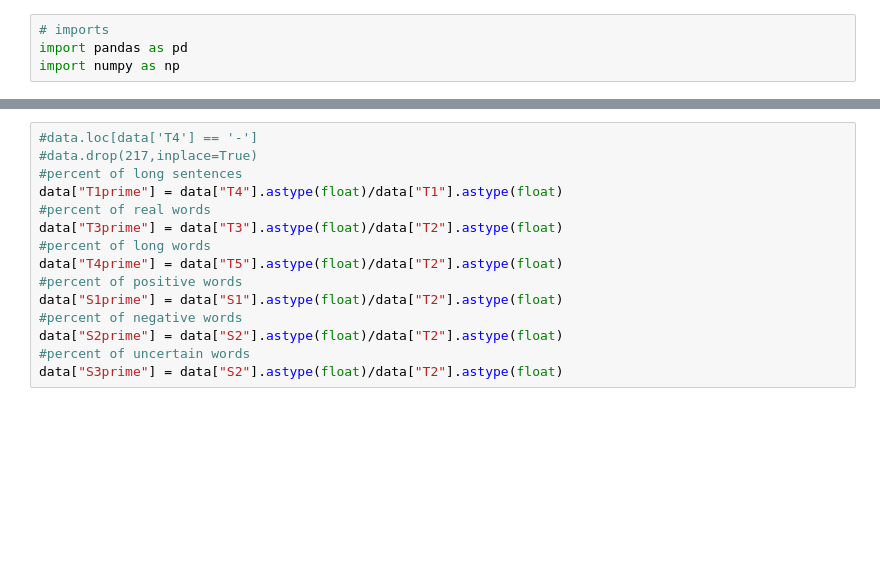
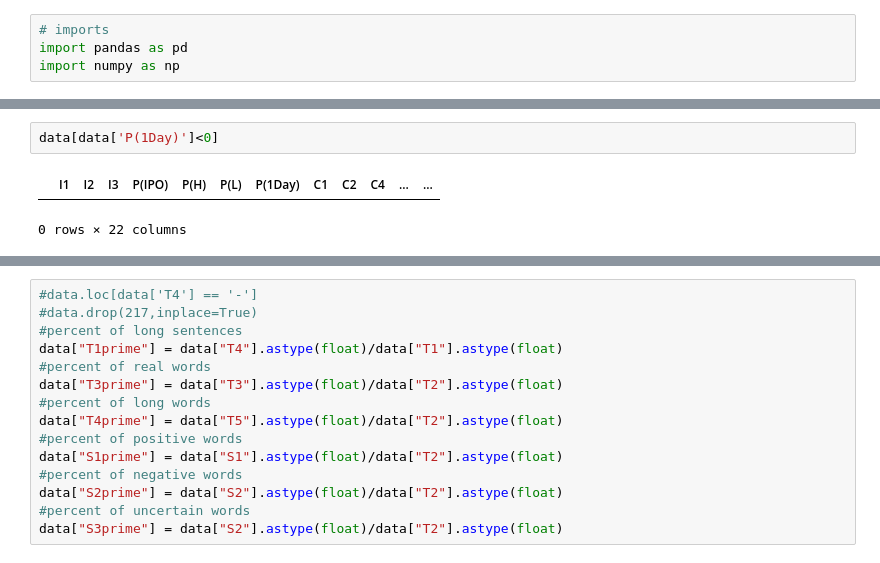
Before and after one commit to fairfield-university-ba545/project1-mem, a Jupyter notebook: ERIK_TEST.ipynb, the cells around one changed output, grey strips where cells are left out. Drawn from its saved outputs; the diff is of its cells as text; blank space fills up the shorter version.

```diff
--- a/ERIK_TEST.ipynb
+++ b/ERIK_TEST.ipynb
@@ -49,3 +106,8 @@ data[data['T2']==0]
+# %%
+data[data['P(1Day)']<0]
+# %% [output]
+|  | I1 | I2 | I3 | P(IPO) | P(H) | P(L) | P(1Day) | C1 | C2 | C4 | ... | ... |
+0 rows × 22 columns
 # %%
 data[data['P(1Day)']==0]
 # %% [output]
```
Also changed, not shown: parts of 24 cells of this notebook, 2 other files.
